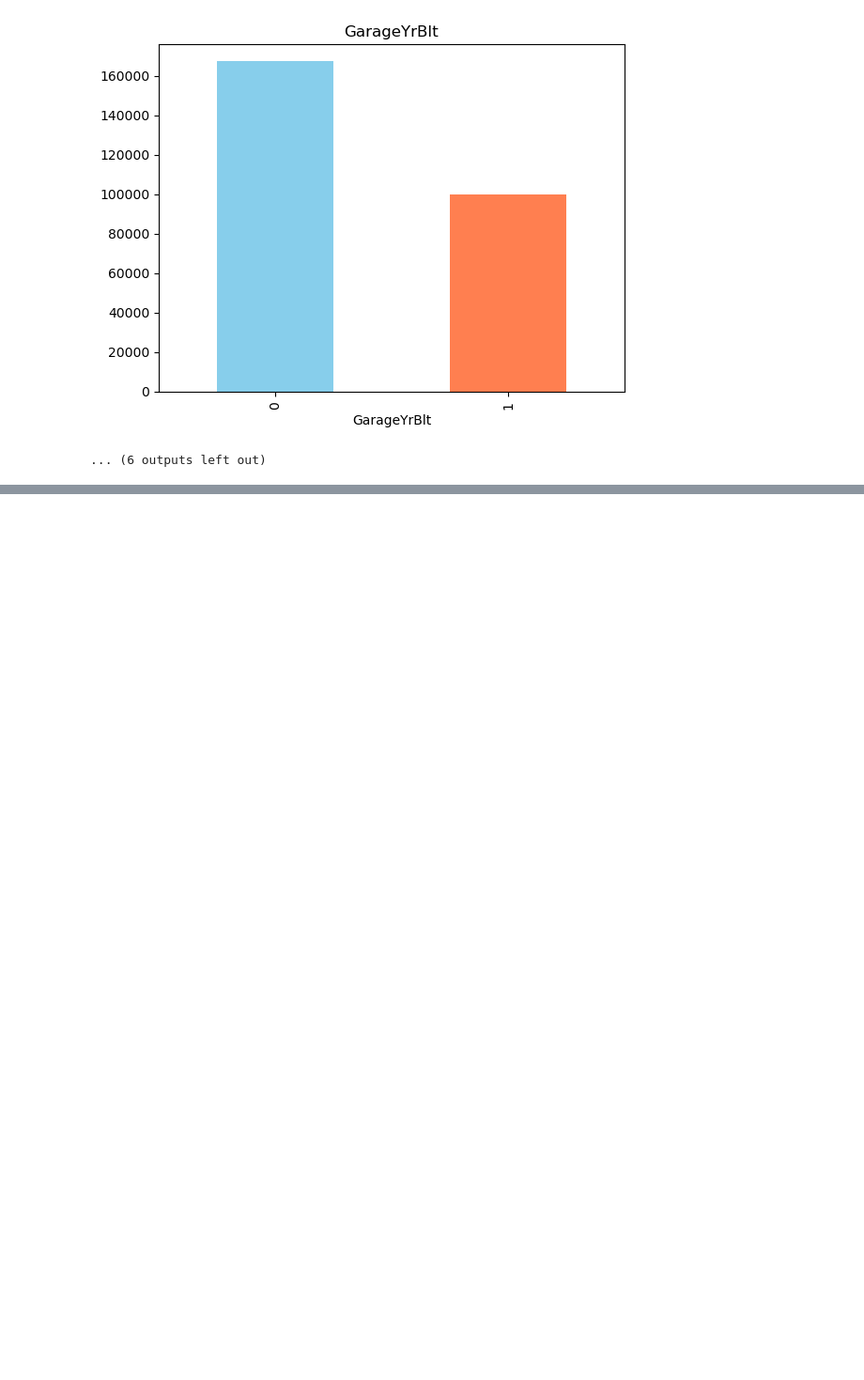
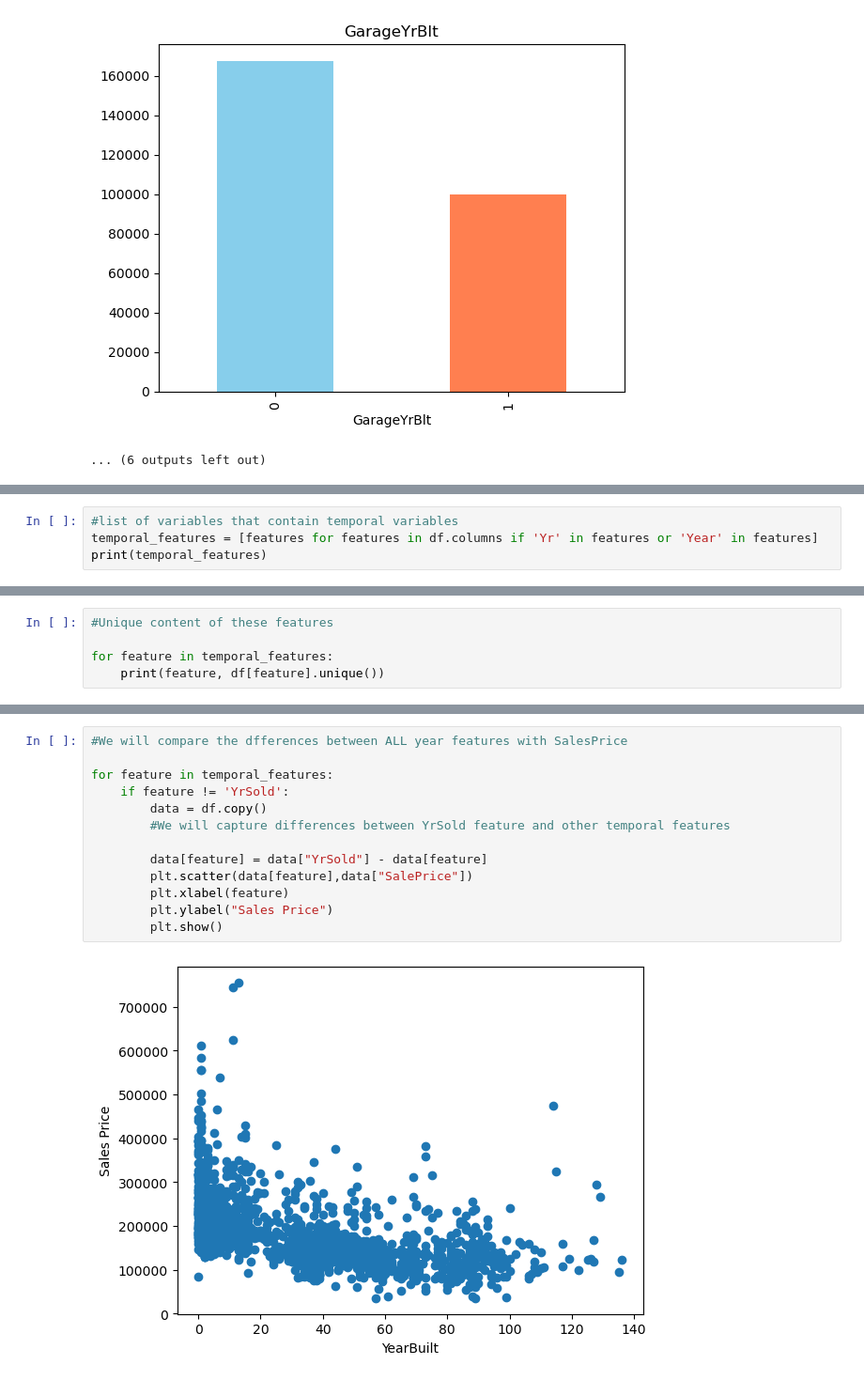
Before and after one commit to the-liyanage/applied-machine-learning, a Jupyter notebook: regression/house-prediction/data_analysis.ipynb, the cells around one changed output, grey strips where cells are left out. Shown at 94% size. Saved outputs shown, nothing was run; the diff lists cells and outputs as text; blank space fills up the shorter version.

```diff
--- a/regression/house-prediction/data_analysis.ipynb
+++ b/regression/house-prediction/data_analysis.ipynb
@@ -119,0 +161,4 @@ for feature in features_with_na:
+# %%
+#list of variables that contain temporal variables
+temporal_features = [features for features in df.columns if 'Yr' in features or 'Year' in features]
+print(temporal_features)
@@ -119,0 +167,5 @@ for feature in features_with_na:
+# %%
+#Unique content of these features
+
+for feature in temporal_features:
+    print(feature, df[feature].unique())
@@ -119,0 +200,15 @@ for feature in features_with_na:
+# %%
+#We will compare the dfferences between ALL year features with SalesPrice
+
+for feature in temporal_features:
+    if feature != 'YrSold':
+        data = df.copy()
+        #We will capture differences between YrSold feature and other temporal features
+
+        data[feature] = data["YrSold"] - data[feature]
+        plt.scatter(data[feature],data["SalePrice"])
+        plt.xlabel(feature)
+        plt.ylabel("Sales Price")
+        plt.show()
+# %% [output]
+[figure, added]
```
Also changed, not shown: parts of 10 cells of this notebook, 1 other file.
